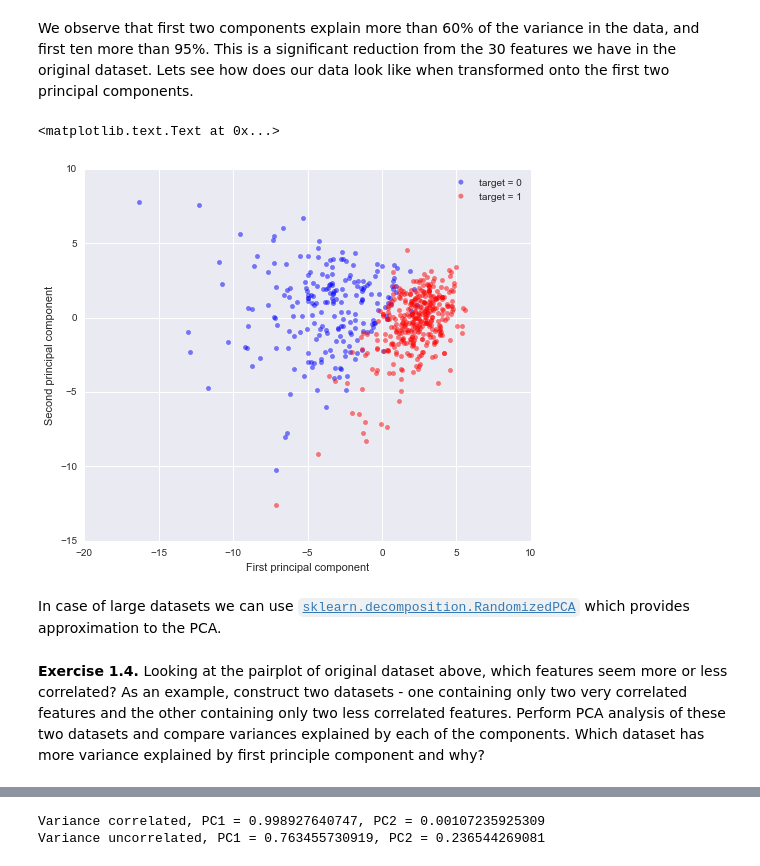
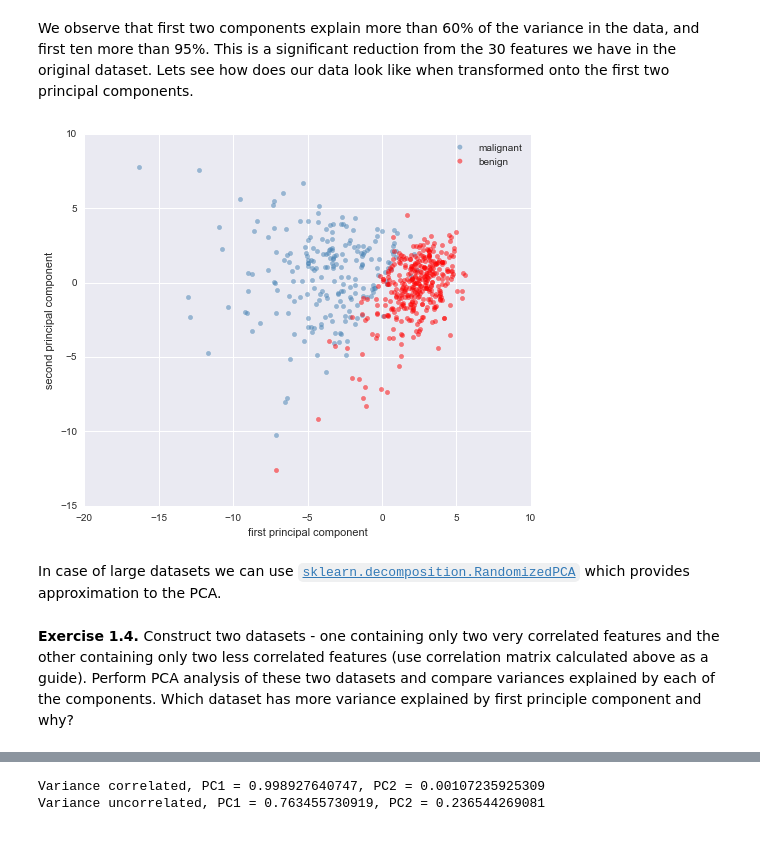
Before and after one commit to SSDS2016/Day-3, a Jupyter notebook: ZCI_SS_Day3_Part2_Dimensionality_reduction.ipynb, the cells around one changed output, grey strips where cells are left out. Drawn from its saved outputs; the diff is of its cells as text; code cells hidden in the pictures.

Commit message:
Text changes

```diff
--- a/ZCI_SS_Day3_Part2_Dimensionality_reduction.ipynb
+++ b/ZCI_SS_Day3_Part2_Dimensionality_reduction.ipynb
@@ -210,22 +211,22 @@ We observe that first two components explain more than 60% of the variance in th
 # %%
 plt.figure(figsize=(8, 8))
 plt.scatter(breast_cancer_pca.loc[breast_cancer.loc[:,'target']==0,'PC1'],
             breast_cancer_pca.loc[breast_cancer.loc[:,'target']==0,'PC2'],
-            color='blue', alpha=0.5, label='target = 0')
+            color='steelblue', alpha=0.5, label='malignant')
 plt.scatter(breast_cancer_pca.loc[breast_cancer.loc[:,'target']==1,'PC1'],
             breast_cancer_pca.loc[breast_cancer.loc[:,'target']==1,'PC2'],
-            color='red', alpha=0.5, label='target = 1')
+            color='red', alpha=0.5, label='benign')
 plt.gca().set_aspect("equal")
 plt.legend()
-plt.xlabel("First principal component")
-plt.ylabel("Second principal component")
+plt.xlabel("first principal component")
+plt.ylabel("second principal component")
+plt.show()
 # %% [output]
-<matplotlib.text.Text at 0x...>
-[figure, old version]
+[figure, new version]
 # %% [markdown]
 In case of large datasets we can use [`sklearn.decomposition.RandomizedPCA`](http://scikit-learn.org/stable/modules/generated/sklearn.decomposition.RandomizedPCA.html#sklearn.decomposition.RandomizedPCA) which provides approximation to the PCA.
 # %% [markdown]
-**Exercise 1.4.** Looking at the pairplot of original dataset above, which features seem more or less correlated? As an example, construct two datasets - one containing only two very correlated features and the other containing only two less correlated features. Perform PCA analysis of these two datasets and compare variances explained by each of the components. Which dataset has more variance explained by first principle component and why?
+**Exercise 1.4.** Construct two datasets - one containing only two very correlated features and the other containing only two less correlated features (use correlation matrix calculated above as a guide). Perform PCA analysis of these two datasets and compare variances explained by each of the components. Which dataset has more variance explained by first principle component and why?
 # %%
 breast_cancer_correlated = breast_cancer[['mean radius','mean perimeter']]
 breast_cancer_uncorrelated = breast_cancer[['mean radius','worst concavity']]
```
Also changed, not shown: parts of 18 cells of this notebook.
